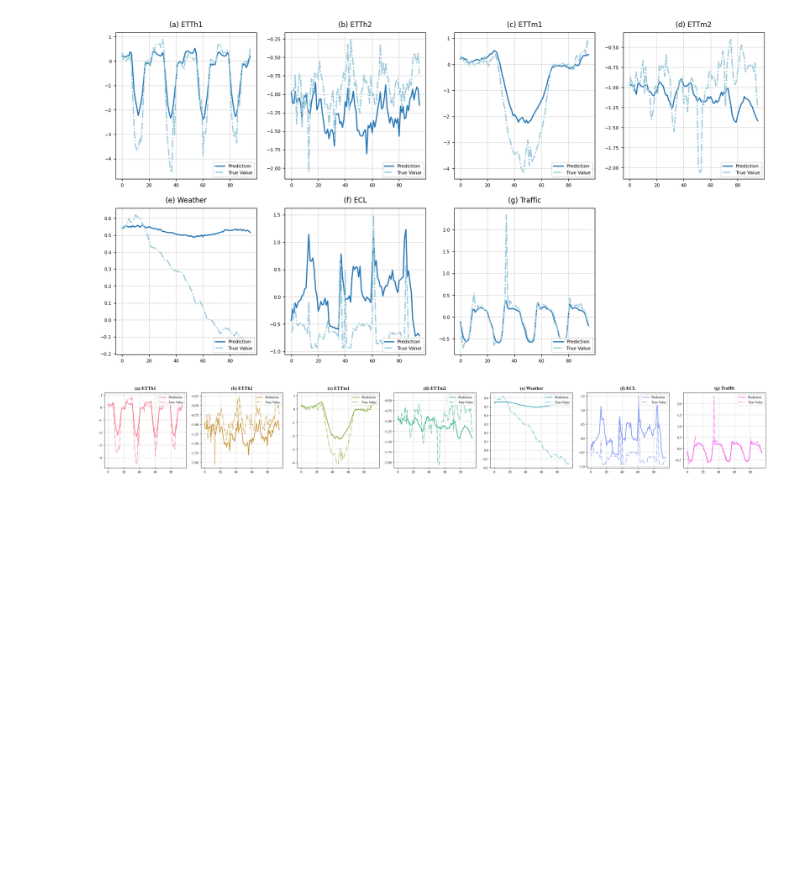
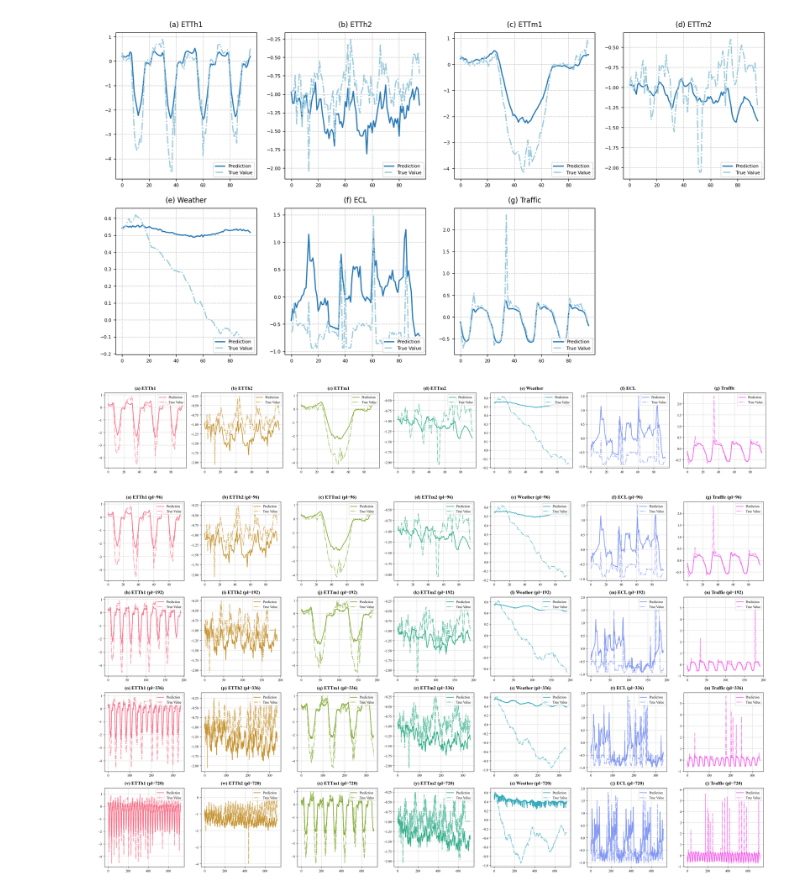
Before and after one commit to siruzhong/Time-VLM, a Jupyter notebook: tutorial/Vis_forecasting_result.ipynb, the cells around one changed output. Drawn from its saved outputs; the diff is of its cells as text; code cells hidden in the pictures; blank space fills up the shorter version.

Commit message:
update custom VLM

```diff
--- a/tutorial/Vis_forecasting_result.ipynb
+++ b/tutorial/Vis_forecasting_result.ipynb
@@ -170,3 +170,81 @@ plt.savefig('timevlm_forecasting_result.png', dpi=300, bbox_inches='tight')
 plt.show()
 # %% [output]
 [figure]
+# %%
+from asyncio import Task
+import numpy as np
+import matplotlib.pyplot as plt
+import seaborn as sns
+
+# 设置全局字体为 Times New Roman
+plt.rcParams['font.family'] = 'Times New Roman'
+plt.rcParams['font.size'] = 12
+
+task_name = 'long_term_forecast'
+root_path = f'/home/siruzhong/projects/Time-VLM/results/{task_name}'
+
+# 定义数据集路径模板，使用 {pl} 作为预测长度的占位符
+datasets = {
+    'ETTh1': f'{root_path}_ETTh1_96_{{pl}}_TimeVLM_ETTh1_ftM_sl512_ll48_pl{{pl}}_dm128_fs1_0',
+    'ETTh2': f'{root_path}_ETTh2_96_{{pl}}_TimeVLM_ETTh2_ftM_sl512_ll48_pl{{pl}}_dm128_fs1_0',
+    'ETTm1': f'{root_path}_ETTm1_96_{{pl}}_TimeVLM_ETTm1_ftM_sl512_ll48_pl{{pl}}_dm128_fs1_0',
+    'ETTm2': f'{root_path}_ETTm2_96_{{pl}}_TimeVLM_ETTm2_ftM_sl512_ll48_pl{{pl}}_dm128_fs1_0',
+    'Weather': f'{root_path}_weather_96_{{pl}}_TimeVLM_custom_ftM_sl512_ll48_pl{{pl}}_dm128_fs1_0',
+    'ECL': f'{root_path}_ECL_96_{{pl}}_TimeVLM_custom_ftM_sl512_ll48_pl{{pl}}_dm128_fs1_0',
+    'Traffic': f'{root_path}_traffic_96_{{pl}}_TimeVLM_custom_ftM_sl512_ll48_pl{{pl}}_dm128_fs1_0'
+}
+
+# 使用 seaborn 的调色板生成 7 种颜色
+colors = sns.color_palette('husl', n_colors=7)
+
+# 定义不同的预测长度
+prediction_lengths = [96, 192, 336, 720]
+
+# 创建画布和子图（4 行 7 列，对应4种预测长度和7个数据集）
+fig, axes = plt.subplots(nrows=len(prediction_lengths), ncols=len(datasets), figsize=(28, 16))  # 调整画布大小以适应子图
+axes = axes.flatten()  # 将二维数组展平以便于迭代
+
+# 遍历预测长度
+for pl_idx, pl in enumerate(prediction_lengths):
+    # 遍历数据集
+    for i, (dataset_name, dataset_path_template) in enumerate(datasets.items()):
+        # 动态替换路径中的 {pl} 为当前预测长度
+        dataset_path = dataset_path_template.format(pl=pl)
+        pred_path = f"{dataset_path}/pred.npy"
+        true_path = f"{dataset_path}/true.npy"
+        try:
+            # 加载数据
+            pred = np.load(pred_path)[0, :, 0]
+            true = np.load(true_path)[0, :, 0]
+
+            # 获取当前子图
+            ax = axes[pl_idx * len(datasets) + i]
+            ax.grid(True, linestyle='--', alpha=0.7)
+            ax.plot(pred, label='Prediction', linestyle='-', color=colors[i], linewidth=2)
+            ax.plot(true, label='True Value', linestyle='-.', color=colors[i], linewidth=2, alpha=0.7)
+
+            # 设置标题
+            # 计算当前子图的唯一编号：行号 * 列数 + 列号 + 1
+            subplot_idx = pl_idx * len(datasets) + i + 1
+            ax.set_title(f"({chr(96 + subplot_idx)}) {dataset_name} (pl={pl})", loc='center', pad=10, fontsize=14, fontweight='bold')
+
+            # 设置刻度标签大小
+            ax.tick_params(axis='both', labelsize=10)
+
+            # 添加图例
+            ax.legend(loc='upper right', fontsize=10)
+
+        except FileNotFoundError:
+            print(f"Data not found for {dataset_name} with pl={pl}. Skipping.")
+            continue
+
+# 调整布局
+plt.tight_layout()
+
+# 保存图像
+plt.savefig('timevlm_forecasting_result_multiple_pl.png', dpi=300, bbox_inches='tight')
+
+# 显示图像
+plt.show()
+# %% [output]
+[figure, added]
```
Also changed, not shown: 3 other files.
